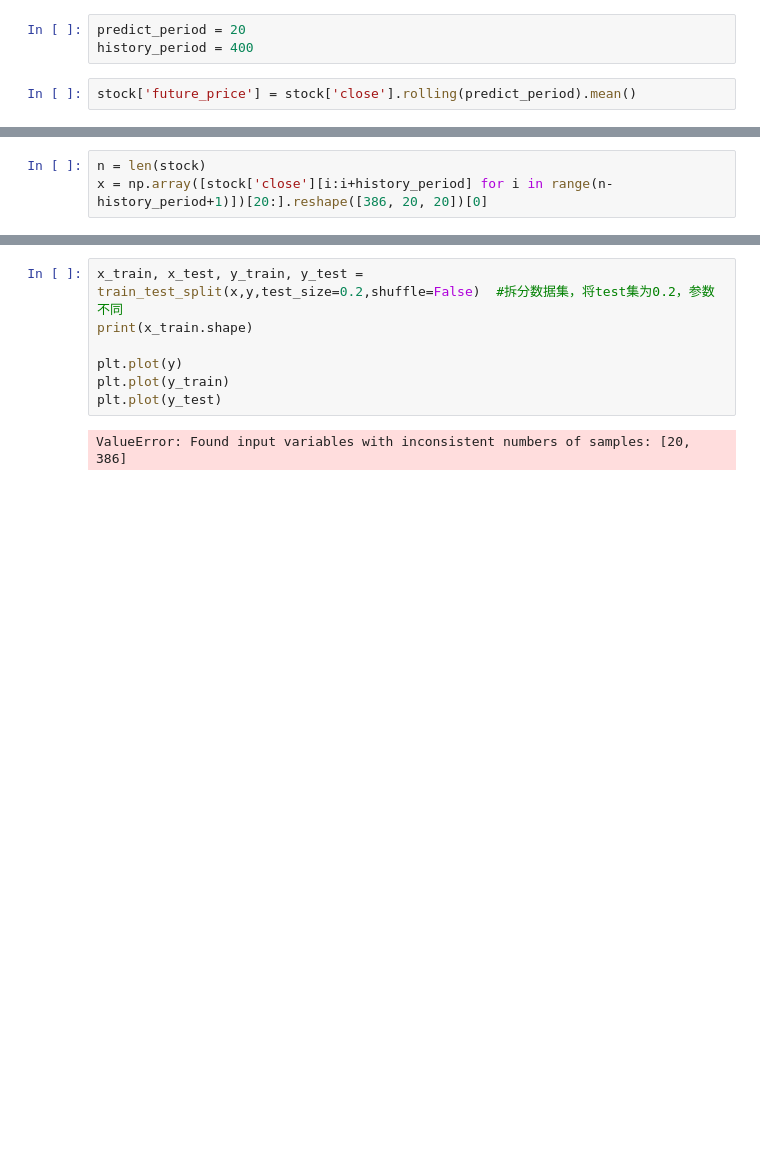
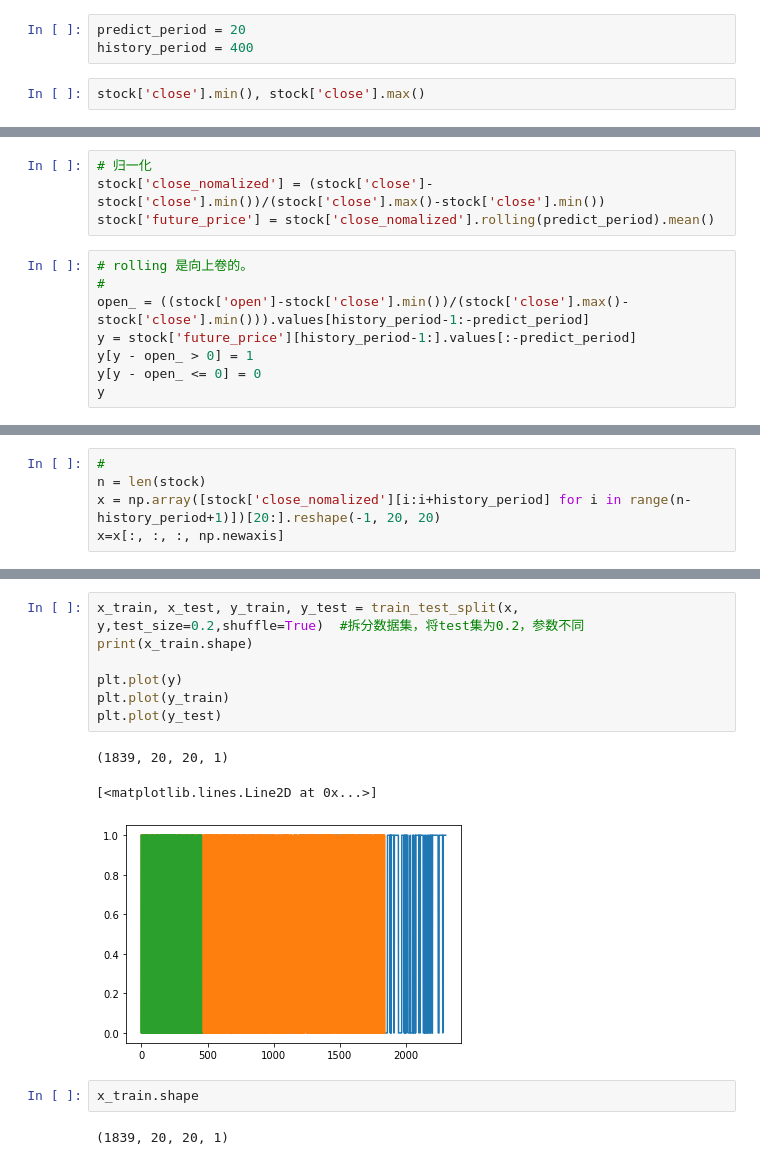
Before and after one commit to shayxu-ai/automatic-stock-exchange, a Jupyter notebook: predict.ipynb, the cells around one changed output, grey strips where cells are left out. Drawn from its saved outputs; the diff is of its cells as text; blank space fills up the shorter version.

Commit message:
complete prediction part

```diff
--- a/predict.ipynb
+++ b/predict.ipynb
@@ -25,4 +29,4 @@ stock = pd.read_csv(stock_code + ".csv")
 predict_period = 20
 history_period = 400
 # %%
-stock['future_price'] = stock['close'].rolling(predict_period).mean()
+stock['close'].min(), stock['close'].max()
@@ -47,0 +35,12 @@ y = stock['future_price'][history_period-1:].values[:-predict_period]
+# %%
+# 归一化
+stock['close_nomalized'] = (stock['close']-stock['close'].min())/(stock['close'].max()-stock['close'].min())
+stock['future_price'] = stock['close_nomalized'].rolling(predict_period).mean()
+# %%
+# rolling 是向上卷的。
+#
+open_ = ((stock['open']-stock['close'].min())/(stock['close'].max()-stock['close'].min())).values[history_period-1:-predict_period]
+y = stock['future_price'][history_period-1:].values[:-predict_period]
+y[y - open_ > 0] = 1
+y[y - open_ <= 0] = 0
+y
@@ -48,6 +49,8 @@ y = stock['future_price'][history_period-1:].values[:-predict_period]
 # %%
+#
 n = len(stock)
-x = np.array([stock['close'][i:i+history_period] for i in range(n-history_period+1)])[20:].reshape([386, 20, 20])[0]
+x = np.array([stock['close_nomalized'][i:i+history_period] for i in range(n-history_period+1)])[20:].reshape(-1, 20, 20)
+x=x[:, :, :, np.newaxis]
 # %%
 n, x.shape, y.shape
 # %% [output]
@@ -55,11 +58,17 @@ n, x.shape, y.shape
 # %%
-x_train, x_test, y_train, y_test = train_test_split(x,y,test_size=0.2,shuffle=False)  #拆分数据集，将test集为0.2，参数不同
+x_train, x_test, y_train, y_test = train_test_split(x, y,test_size=0.2,shuffle=True)  #拆分数据集，将test集为0.2，参数不同
 print(x_train.shape)
 
 plt.plot(y)
 plt.plot(y_train)
 plt.plot(y_test)
 # %% [output]
-ValueError: Found input variables with inconsistent numbers of samples: [20, 386]
+(1839, 20, 20, 1)
+[<matplotlib.lines.Line2D at 0x...>]
+[figure, added]
+# %%
+x_train.shape
+# %% [output]
+(1839, 20, 20, 1)
 # %%
 model = keras.models.Sequential()
```
Also changed, not shown: parts of 22 cells of this notebook, 15 other files.
